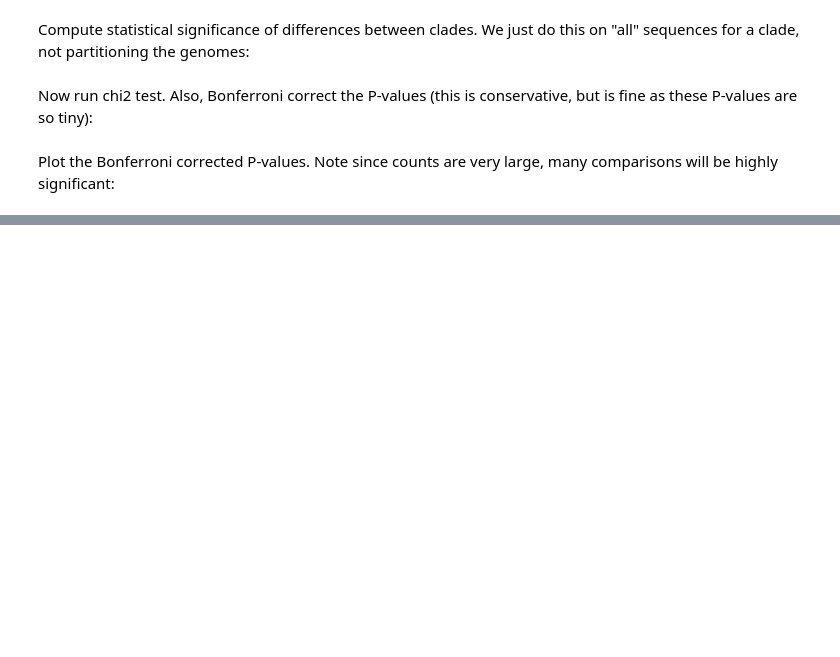
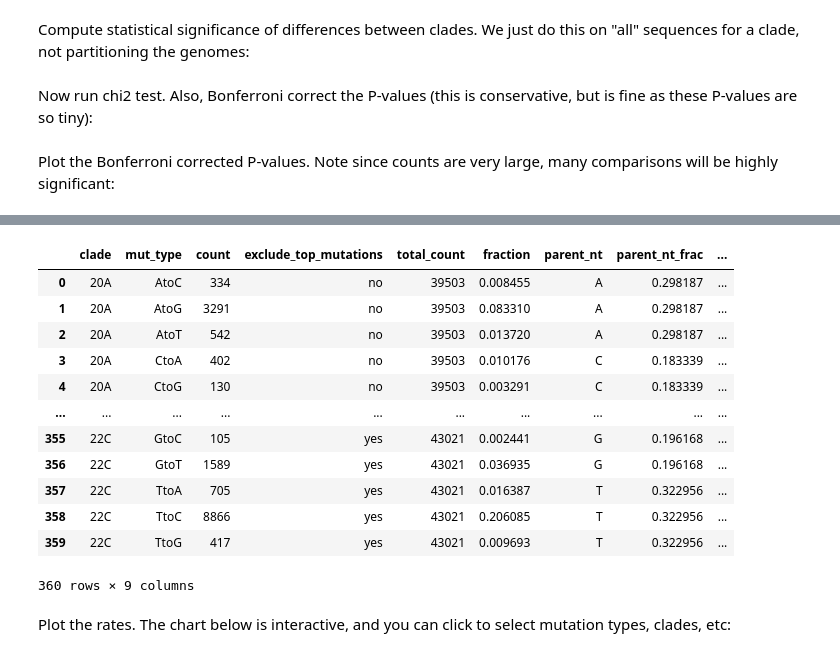
Before and after one commit to jbloomlab/SARS2-mut-fitness, a Jupyter notebook: notebooks/synonymous_mut_rates.ipynb, the cells around one changed output, grey strips where cells are left out. Drawn from its saved outputs; the diff is of its cells as text; code cells hidden in the pictures; blank space fills up the shorter version.

Commit message:
plot rates and fracs for mutations

```diff
--- a/notebooks/synonymous_mut_rates.ipynb
+++ b/notebooks/synonymous_mut_rates.ipynb
@@ -404,0 +411,50 @@ p_chart
+# %%
+parent_composition = (
+    pd.read_csv(ref_and_founder_nts_csv)
+    .groupby(["clade", "nt"], as_index=False)
+    .aggregate(parent_nt_count=pd.NamedAgg("site", "nunique"))
+    .assign(
+        parent_nt_frac=lambda x: (
+            x["parent_nt_count"] / x.groupby("clade")["parent_nt_count"].transform("sum")
+        ),
+    )
+)
+
+mut_type_count_frac_rate = (
+    pd.concat(
+        [
+            mut_type_counts.query("subset == 'all'").query("partition == 'all'")[
+                ["clade", "mut_type", "count"]
+            ].assign(exclude_top_mutations="no"),
+            mut_type_counts_exclude_top.assign(exclude_top_mutations="yes"),
+        ]
+    )
+    .assign(
+        total_count=lambda x: x.groupby(["clade", "exclude_top_mutations"])["count"].transform("sum"),
+        fraction=lambda x: x["count"] / x["total_count"],
+        parent_nt=lambda x: x["mut_type"].str[0],
+    )
+    .query("total_count >= @synonymous_spectra_min_counts")
+    .merge(
+        parent_composition[["clade", "nt", "parent_nt_frac"]].rename(columns={"nt": "parent_nt"}),
+        how="left",
+        validate="many_to_one",
+    )
+    .assign(rate=lambda x: x["fraction"] / x["parent_nt_frac"])
+)
+# %% [output]
+|  | clade | mut_type | count | exclude_top_mutations | total_count | fraction | parent_nt | parent_nt_frac | ... |
+| 0 | 20A | AtoC | 334 | no | 39503 | 0.008455 | A | 0.298187 | ... |
+| 1 | 20A | AtoG | 3291 | no | 39503 | 0.083310 | A | 0.298187 | ... |
+| 2 | 20A | AtoT | 542 | no | 39503 | 0.013720 | A | 0.298187 | ... |
+| 3 | 20A | CtoA | 402 | no | 39503 | 0.010176 | C | 0.183339 | ... |
+| 4 | 20A | CtoG | 130 | no | 39503 | 0.003291 | C | 0.183339 | ... |
+| ... | ... | ... | ... | ... | ... | ... | ... | ... | ... |
+| 355 | 22C | GtoC | 105 | yes | 43021 | 0.002441 | G | 0.196168 | ... |
+| 356 | 22C | GtoT | 1589 | yes | 43021 | 0.036935 | G | 0.196168 | ... |
+| 357 | 22C | TtoA | 705 | yes | 43021 | 0.016387 | T | 0.322956 | ... |
+| 358 | 22C | TtoC | 8866 | yes | 43021 | 0.206085 | T | 0.322956 | ... |
+| 359 | 22C | TtoG | 417 | yes | 43021 | 0.009693 | T | 0.322956 | ... |
+360 rows × 9 columns
+# %% [markdown]
+Plot the rates. The chart below is interactive, and you can click to select mutation types, clades, etc:
```
Also changed, not shown: parts of 2 cells of this notebook.
